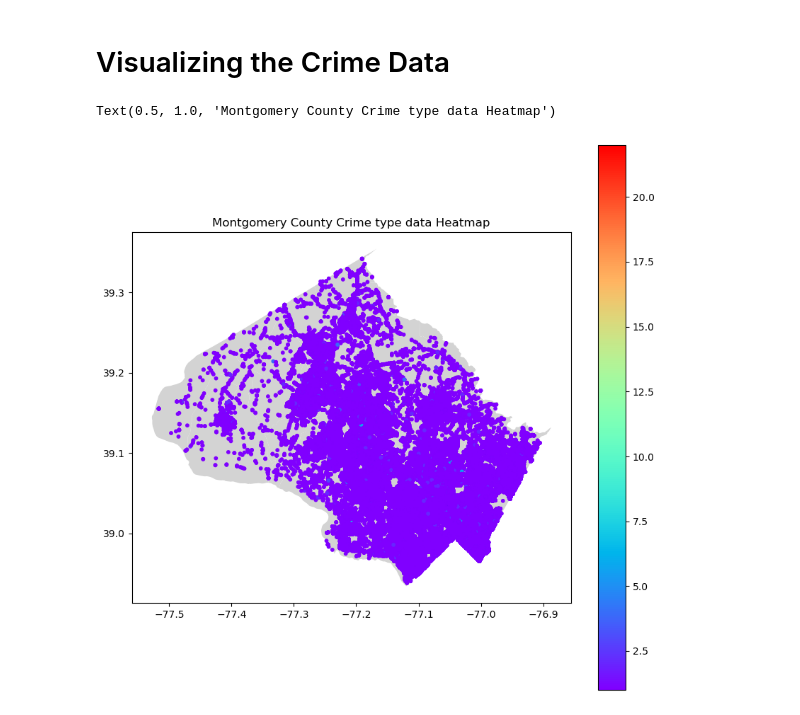
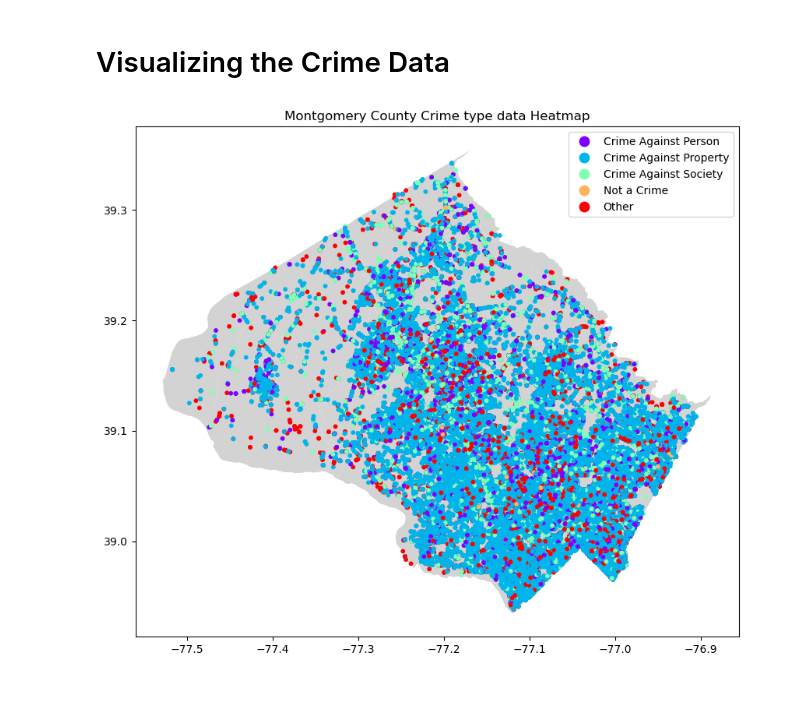
Before and after one commit to Shawon046/Crime-Prediction-for-Montgomery-County, a Jupyter notebook: crime predictor.ipynb, the cells around one changed output. Drawn from its saved outputs; the diff is of its cells as text; code cells hidden in the pictures.

Commit message:
Heatmap for Crime type based on geolocation

```diff
--- a/crime predictor.ipynb
+++ b/crime predictor.ipynb
@@ -137,11 +137,10 @@ geo_df['Latitude'].hist()
 # %%
 fig, ax = plt.subplots(figsize = (10,10))
 montgomery_county_map.to_crs(epsg=4326).plot(ax=ax, color='lightgrey')
-geo_df.plot(column = geo_df['Victims'], ax=ax, cmap = 'rainbow',
+geo_df.plot(column = geo_df['Crime Name1'], ax=ax, cmap = 'rainbow',
             legend = True, #legend_kwds={'shrink': 0.3},
             markersize = 10)
 ax.set_title('Montgomery County Crime type data Heatmap')
 plt.savefig('Crime Heat Map for Location')
 # %% [output]
-Text(0.5, 1.0, 'Montgomery County Crime type data Heatmap')
-[figure, old version]
+[figure, new version]
```
Also changed, not shown: 1 other file.
